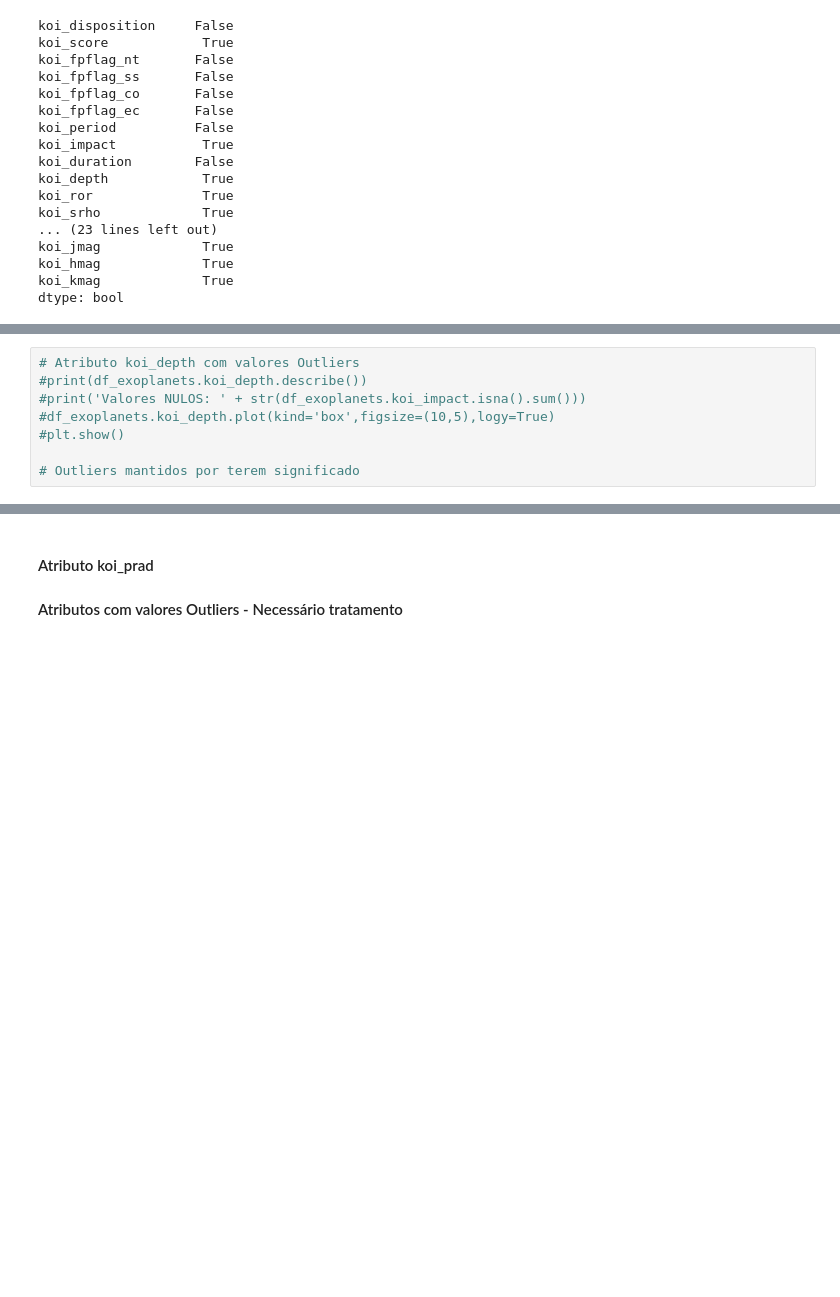
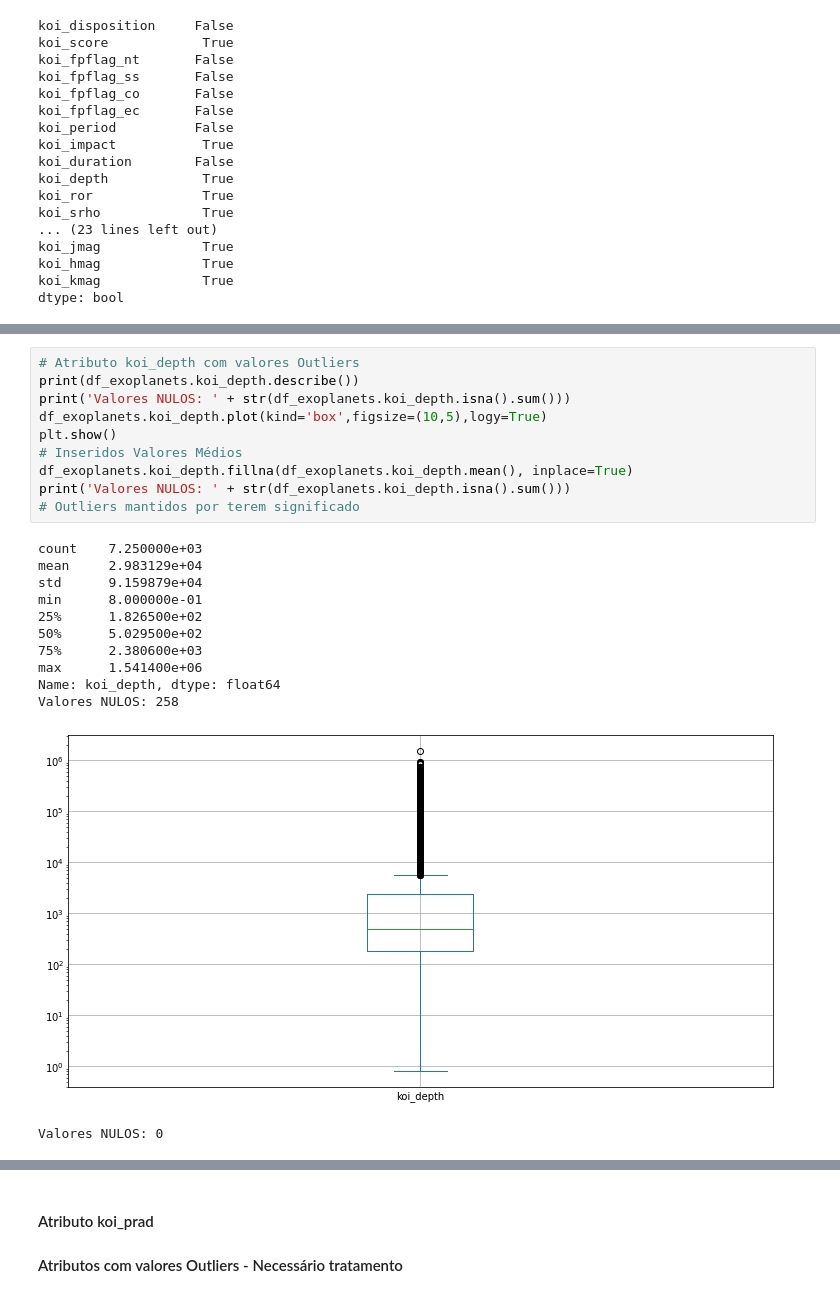
Before and after one commit to diogopena/exoplanet_classification_ml_model, a Jupyter notebook: exoplanet-ml-model-pt-br.ipynb, the cells around one changed output, grey strips where cells are left out. Saved outputs shown, nothing was run; the diff lists cells and outputs as text; blank space fills up the shorter version.

```diff
--- a/exoplanet-ml-model-pt-br.ipynb
+++ b/exoplanet-ml-model-pt-br.ipynb
@@ -262,10 +278,25 @@ ValueError: No axis named 1 for object type Series
 # %%
 # Atributo koi_depth com valores Outliers
-#print(df_exoplanets.koi_depth.describe())
-#print('Valores NULOS: ' + str(df_exoplanets.koi_impact.isna().sum()))
-#df_exoplanets.koi_depth.plot(kind='box',figsize=(10,5),logy=True)
-#plt.show()
-
+print(df_exoplanets.koi_depth.describe())
+print('Valores NULOS: ' + str(df_exoplanets.koi_depth.isna().sum()))
+df_exoplanets.koi_depth.plot(kind='box',figsize=(10,5),logy=True)
+plt.show()
+# Inseridos Valores Médios
+df_exoplanets.koi_depth.fillna(df_exoplanets.koi_depth.mean(), inplace=True)
+print('Valores NULOS: ' + str(df_exoplanets.koi_depth.isna().sum()))
 # Outliers mantidos por terem significado
+# %% [output]
+count    7.250000e+03
+mean     2.983129e+04
+std      9.159879e+04
+min      8.000000e-01
+25%      1.826500e+02
+50%      5.029500e+02
+75%      2.380600e+03
+max      1.541400e+06
+Name: koi_depth, dtype: float64
+Valores NULOS: 258
+[figure, added]
+Valores NULOS: 0
 # %%
 # Atributo koi_ror com valores Outliers
```
Also changed, not shown: parts of 74 cells of this notebook.
